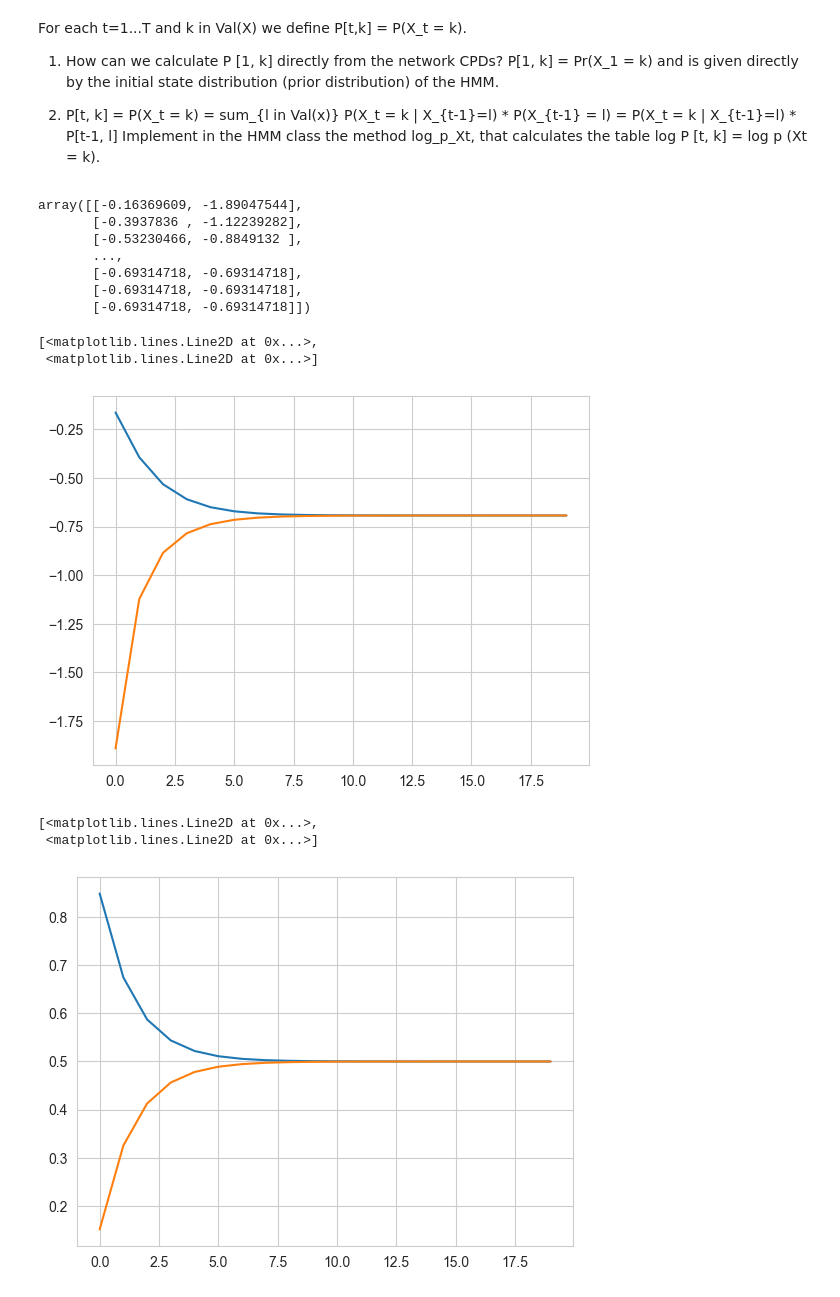
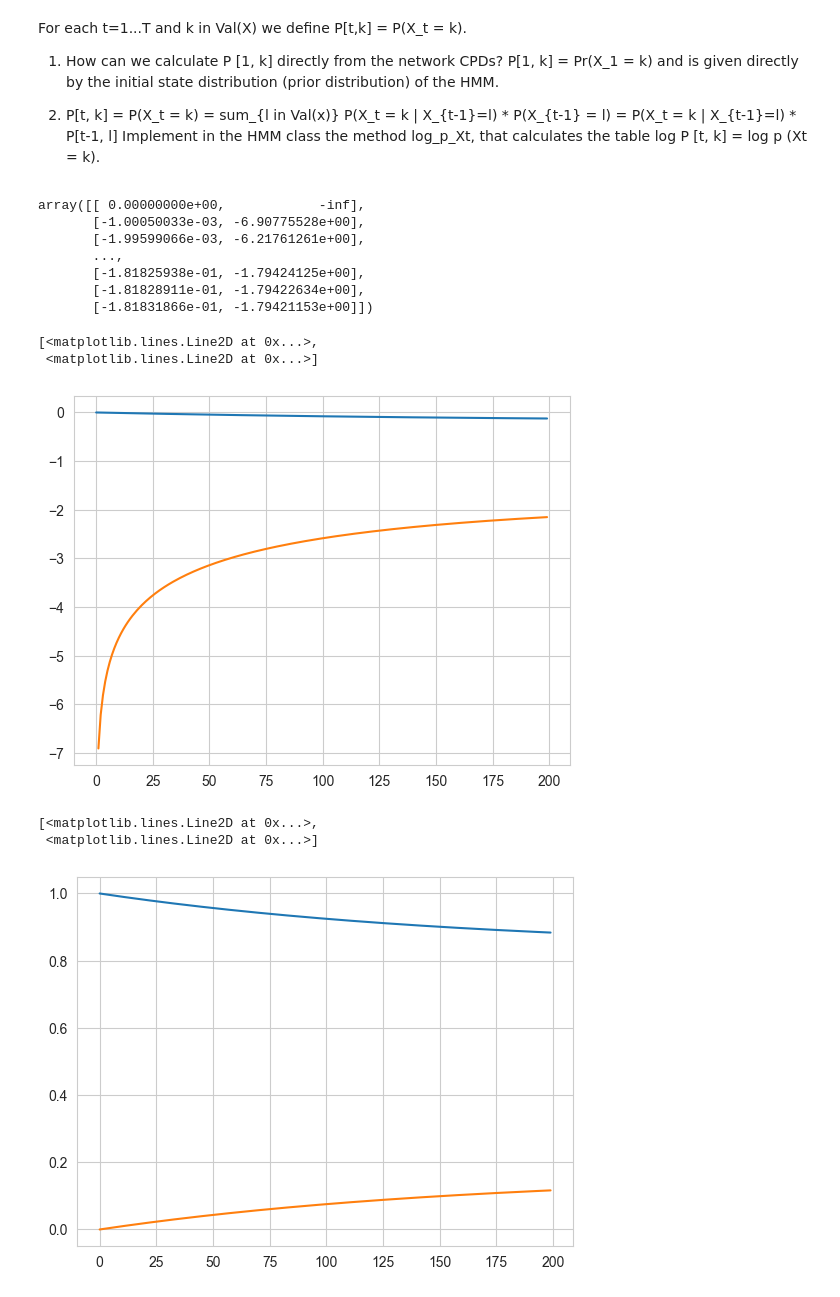
Before and after one commit to Hadartalisr/Probabilistic_Methods_In_AI, a Jupyter notebook: Project_1/proj1.ipynb, the cells around one changed output. Saved outputs shown, nothing was run; the diff lists cells and outputs as text; code cells hidden in the pictures.

```diff
--- a/Project_1/proj1.ipynb
+++ b/Project_1/proj1.ipynb
@@ -467,6 +484,7 @@ print('''
     ##########         Q3         ##########
     ########################################
 ''')
+hmm = get_hmm(2)
 # %% [output]
     ########################################
     ##########         Q3         ##########
@@ -480,26 +508,26 @@ P[1, k] = Pr(X_1 = k) and is given directly by the initial state distribution (p
 2. P[t, k] = P(X_t = k) = sum_{l in Val(x)} P(X_t = k | X_{t-1}=l) * P(X_{t-1} = l) = P(X_t = k | X_{t-1}=l) * P[t-1, l]
 Implement in the HMM class the method log_p_Xt, that calculates the table log P [t, k] = log p (Xt = k).
 # %%
-log_prior_Xt = hmm1.log_prior_Xt()
+log_prior_Xt = hmm.log_prior_Xt()
 # %%
 log_prior_Xt
 # %% [output]
-array([[-0.16369609, -1.89047544],
-       [-0.3937836 , -1.12239282],
-       [-0.53230466, -0.8849132 ],
+array([[ 0.00000000e+00,            -inf],
+       [-1.00050033e-03, -6.90775528e+00],
+       [-1.99599066e-03, -6.21761261e+00],
        ...,
-       [-0.69314718, -0.69314718],
-       [-0.69314718, -0.69314718],
-       [-0.69314718, -0.69314718]])
+       [-1.81825938e-01, -1.79424125e+00],
+       [-1.81828911e-01, -1.79422634e+00],
+       [-1.81831866e-01, -1.79421153e+00]])
 # %%
-plt.plot(log_prior_Xt[:20])
+plt.plot(log_prior_Xt[:200])
 # %% [output]
 [<matplotlib.lines.Line2D at 0x...>,
  <matplotlib.lines.Line2D at 0x...>]
-[figure, old version]
+[figure, new version]
 # %%
-plt.plot(np.exp(log_prior_Xt[:20]))
+plt.plot(np.exp(log_prior_Xt[:200]))
 # %% [output]
 [<matplotlib.lines.Line2D at 0x...>,
  <matplotlib.lines.Line2D at 0x...>]
-[figure, old version]
+[figure, new version]
```
Also changed, not shown: parts of 10 cells of this notebook.
